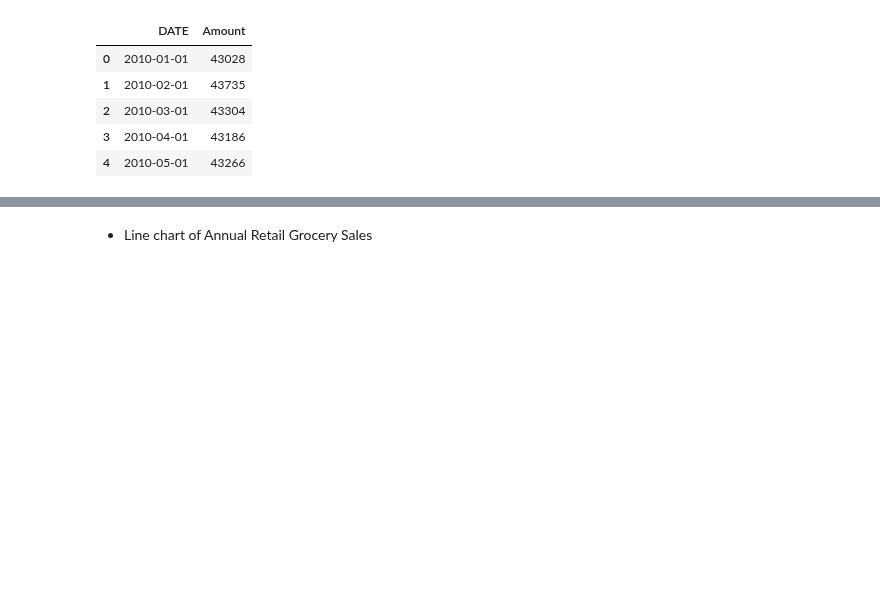
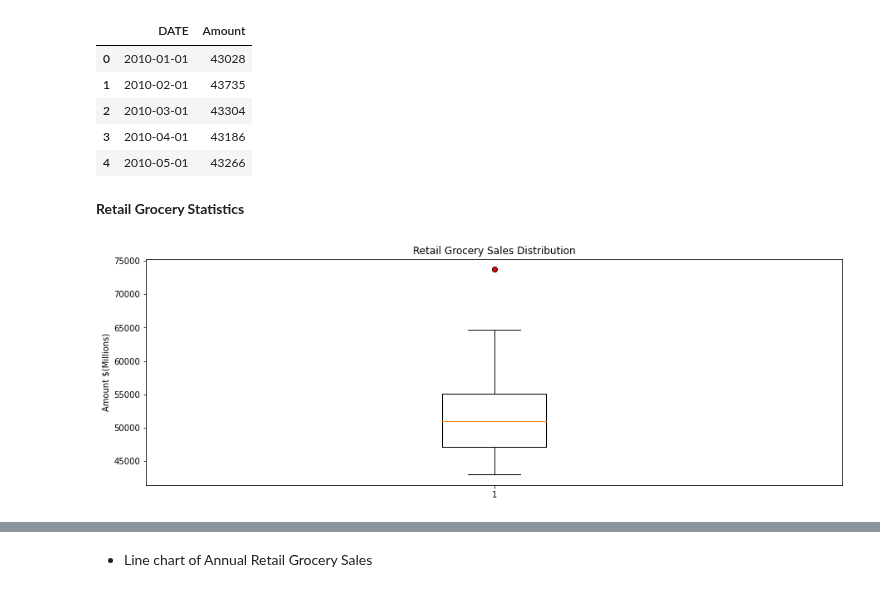
Before and after one commit to LenSin3/Conservatory-cvd19-retail, a Jupyter notebook: covid-retail.ipynb, the cells around one changed output, grey strips where cells are left out. Saved outputs shown, nothing was run; the diff lists cells and outputs as text; code cells hidden in the pictures; blank space fills up the shorter version.

```diff
--- a/covid-retail.ipynb
+++ b/covid-retail.ipynb
@@ -707,3 +707,16 @@ retail_grocery_sept.head()
 | 2 | 2010-03-01 | 43304 |
 | 3 | 2010-04-01 | 43186 |
 | 4 | 2010-05-01 | 43266 |
+# %% [markdown]
+**Retail Grocery Statistics**
+# %%
+plt.rcParams['figure.figsize'] = [15, 5]
+red_circle = dict(markerfacecolor='r', marker='o')
+fig1, ax1 = plt.subplots()
+ax1.set_title('Retail Grocery Sales Distribution')
+ax1.set_ylabel('Amount $(Millions)')
+ax1.boxplot(retail_grocery_sept['Amount'], flierprops=red_circle)
+
+plt.show()
+# %% [output]
+[figure, added]
```
Also changed, not shown: parts of 7 cells of this notebook.
